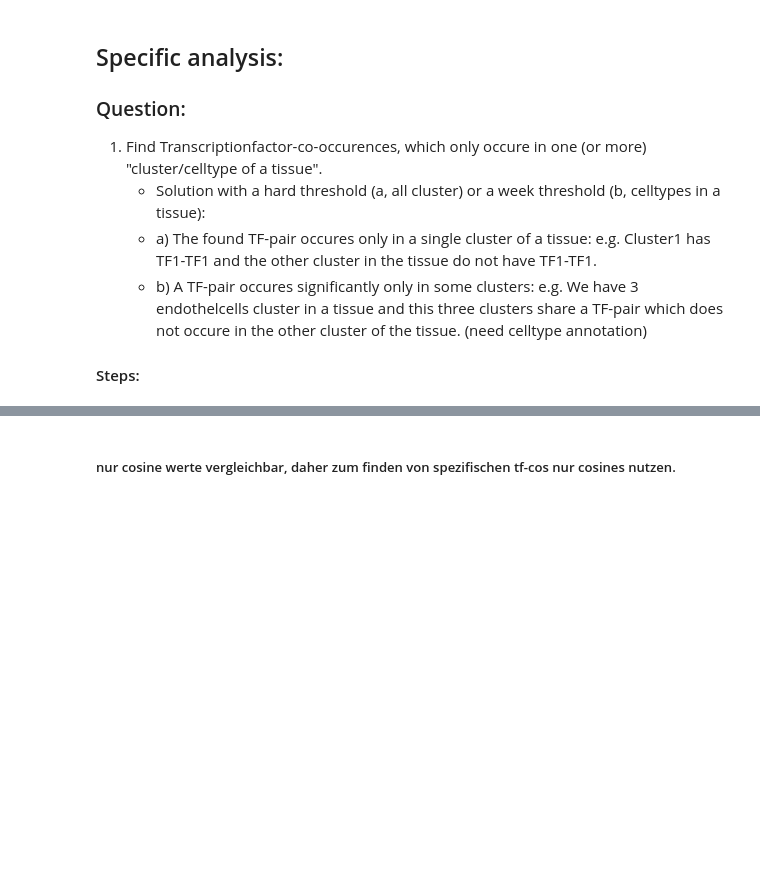
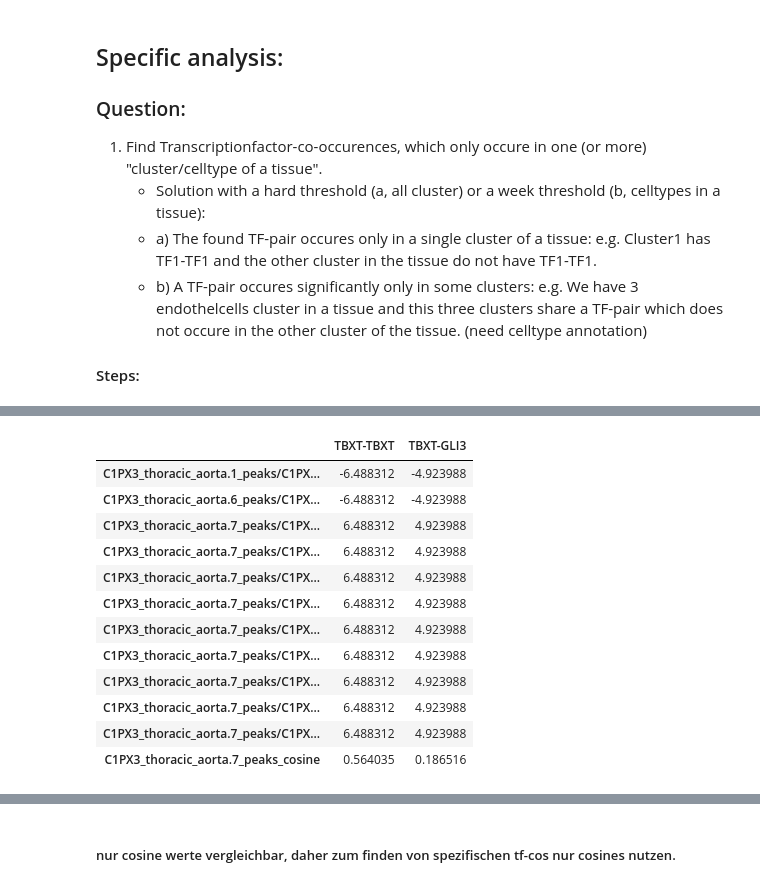
Before and after one commit to loosolab/Datenanalyse-2021, a Jupyter notebook: wp6/analyse/wp2_tf_cooccurences.ipynb, the cells around one changed output, grey strips where cells are left out. Saved outputs shown, nothing was run; the diff lists cells and outputs as text; code cells hidden in the pictures; blank space fills up the shorter version.

```diff
--- a/wp6/analyse/wp2_tf_cooccurences.ipynb
+++ b/wp6/analyse/wp2_tf_cooccurences.ipynb
@@ -319,3 +443,0 @@ def find_rows_with_same_value(df:pd.DataFrame) -> pd.DataFrame:
-# %%
-df = pd.read_pickle(f"{answers_path}/JF1O6_body_of_pancreas/JF1O6_body_of_pancreas.3_peaks.pkl")
-df
@@ -355,0 +528,3 @@ df1
+# %%
+answers_mb_tissues = get_folder_names_in_folder(rel_folder_path=answers_path)
+print(answers_mb_tissues)
@@ -355,0 +533,30 @@ df1
+# %%
+cluster_with_specials= []
+for tissue in answers_mb_tissues:
+
+    print(f"Start analysis {tissue}:")
+    answer_specials_save_path = f"{answers_path}{tissue}/specials/"
+    # Check if  folder for path already exists for tissue, if not create new one
+    if not os.path.exists(answer_specials_save_path):
+         pathlib.Path(answer_specials_save_path).mkdir(parents=True, exist_ok=True)
+
+    files = read_in_file_names_of_folder(rel_path=f"{answers_path}{tissue}")
+    for i, file in enumerate(files):
+        # print(file)
+        cluster_name = file.split('.pkl')[0]
+        df = pd.read_pickle(f"{answers_path}{tissue}/{file}")
+
+        # remove cosine from dataframe, to get all rows of the datafram, that have the same log2fc
+        df_copy = df.copy()
+        cosine_col_name = df_copy.columns[0]
+        cosine_col = df_copy[cosine_col_name]
+        df_only_log2fc = df_copy.drop(columns=[cosine_col_name])
+        #
+        df_res = find_rows_with_same_value(df_only_log2fc)
+        # check if we found a tf-coocurence which is significant and only occured in one cluster of a tissue
+        if df_res.shape[0] > 0:
+            print(f"Found cluster: {cluster_name} with only-occurences in tissue: {df_res.shape[0]}   ")
+            #add cosine value back to dataframe
+            df_res[cosine_col_name]= cosine_col
+            cluster_with_specials.append(df_res)
+            df_res.to_csv(f"{answer_specials_save_path}{cluster_name}.csv")
@@ -355,0 +571,17 @@ df1
+# %%
+len(cluster_with_specials)
+cluster_with_specials[0].T
+# %% [output]
+|  | TBXT-TBXT | TBXT-GLI3 |
+| C1PX3_thoracic_aorta.1_peaks/C1PX... | -6.488312 | -4.923988 |
+| C1PX3_thoracic_aorta.6_peaks/C1PX... | -6.488312 | -4.923988 |
+| C1PX3_thoracic_aorta.7_peaks/C1PX... | 6.488312 | 4.923988 |
+| C1PX3_thoracic_aorta.7_peaks/C1PX... | 6.488312 | 4.923988 |
+| C1PX3_thoracic_aorta.7_peaks/C1PX... | 6.488312 | 4.923988 |
+| C1PX3_thoracic_aorta.7_peaks/C1PX... | 6.488312 | 4.923988 |
+| C1PX3_thoracic_aorta.7_peaks/C1PX... | 6.488312 | 4.923988 |
+| C1PX3_thoracic_aorta.7_peaks/C1PX... | 6.488312 | 4.923988 |
+| C1PX3_thoracic_aorta.7_peaks/C1PX... | 6.488312 | 4.923988 |
+| C1PX3_thoracic_aorta.7_peaks/C1PX... | 6.488312 | 4.923988 |
+| C1PX3_thoracic_aorta.7_peaks/C1PX... | 6.488312 | 4.923988 |
+| C1PX3_thoracic_aorta.7_peaks_cosine | 0.564035 | 0.186516 |
```
Also changed, not shown: parts of 76 cells of this notebook.
